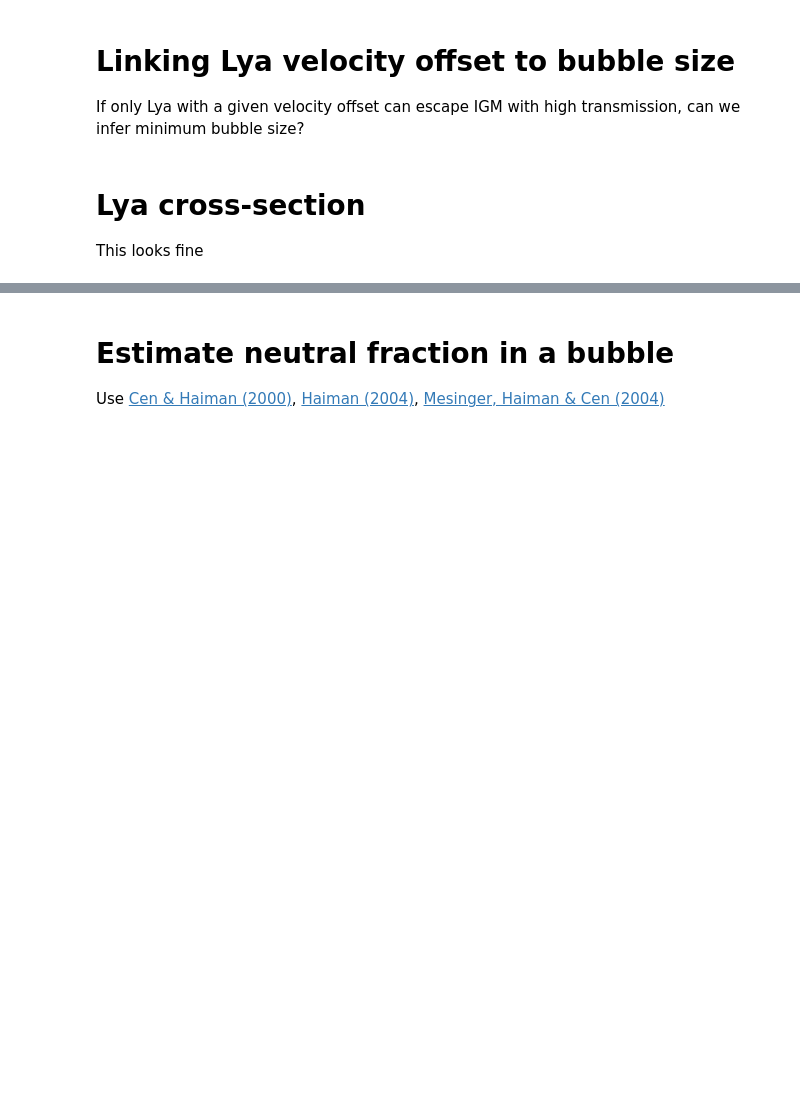
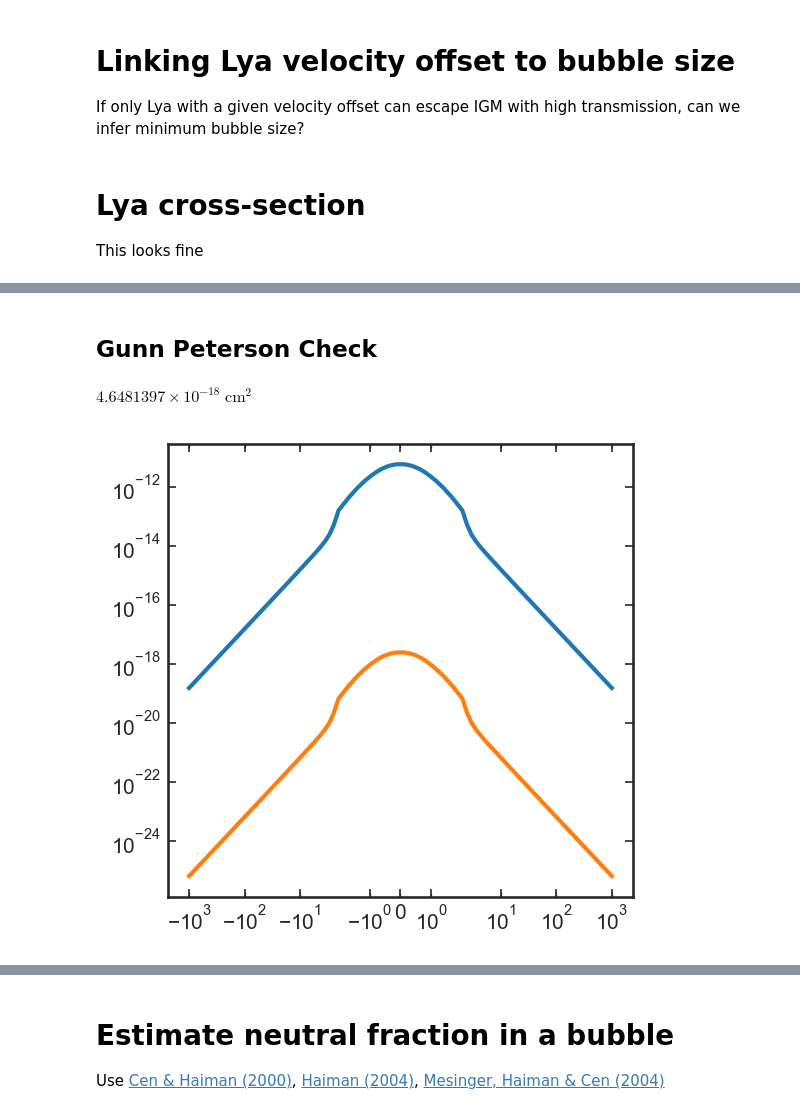
Before and after one commit to charlottenosam/LyaLineshapes, a Jupyter notebook: notebooks/bubble_size_lya_DV.ipynb, the cells around one changed output, grey strips where cells are left out. Cells and saved outputs as stored; diff of their text form; code cells hidden in the pictures; blank space fills up the shorter version.

```diff
--- a/notebooks/bubble_size_lya_DV.ipynb
+++ b/notebooks/bubble_size_lya_DV.ipynb
@@ -91,0 +96,18 @@ Text(0, 0.5, 'Lya cross-section [cm$^2$]')
+# %% [markdown]
+## Gunn Peterson Check
+# %%
+xtab_neg = -np.logspace(-1,3)
+xtab_pos = -xtab_neg
+xtab     = np.sort(np.concatenate((xtab_neg, xtab_pos)))
+
+integrand = crosssec.Lya_crosssec_x(xtab)*crosssec.dfreq_Lya / (crosssec.dfreq_Lya*xtab + bubbles.freq_Lya)
+
+plt.plot(xtab, crosssec.Lya_crosssec_x(xtab), label='Cross-section')
+plt.plot(xtab, integrand, label='integrand')
+plt.xscale('symlog')
+plt.yscale('log')
+
+np.trapz(integrand, xtab)
+# %% [output]
+$4.6481397 \times 10^{-18} \; \mathrm{cm^{2}}$
+[figure, added]
```
Also changed, not shown: parts of 8 cells of this notebook, 1 other file.
